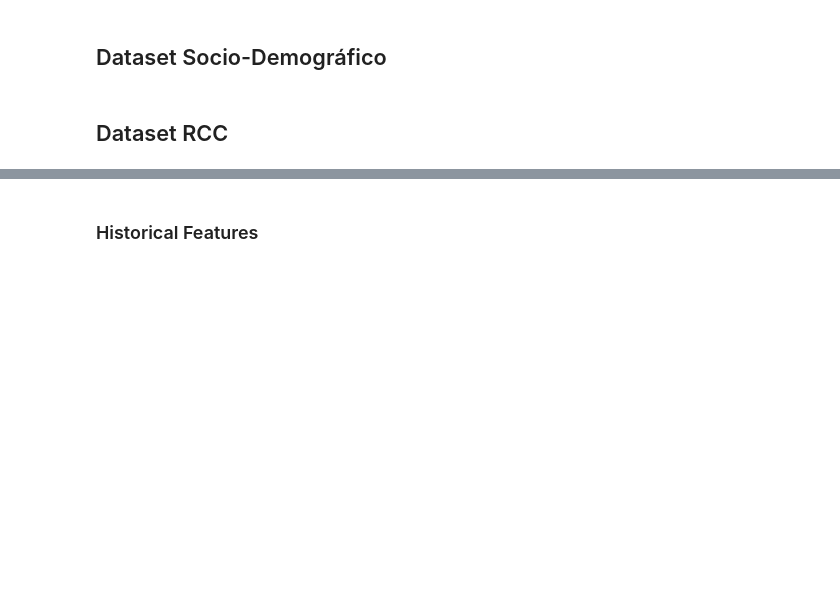
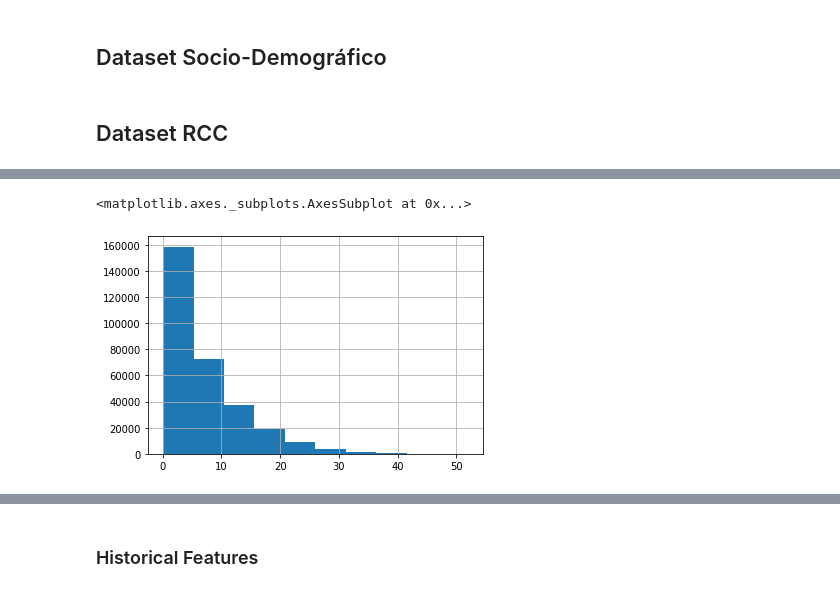
Before and after one commit to mlaricobar/solution-datathon-interbank-2020, a Jupyter notebook: [03] Feature Engineering.ipynb, the cells around one changed output, grey strips where cells are left out. Drawn from its saved outputs; the diff is of its cells as text; code cells hidden in the pictures; blank space fills up the shorter version.

```diff
--- a/[03] Feature Engineering.ipynb
+++ b/[03] Feature Engineering.ipynb
@@ -76,0 +256,5 @@ df_rcc_train.head(3)
+# %%
+df_rcc_train_agg_month.loc[df_rcc_train_agg_month['target'] == 0, "REAL_PRODUCT_COUNT_MEAN"].hist()
+# %% [output]
+<matplotlib.axes._subplots.AxesSubplot at 0x...>
+[figure, added]
```
Also changed, not shown: parts of 46 cells of this notebook.
